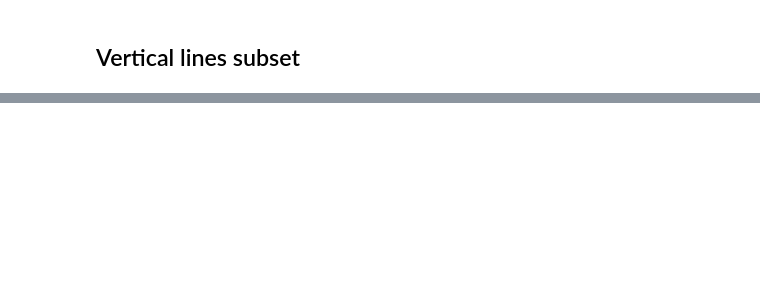
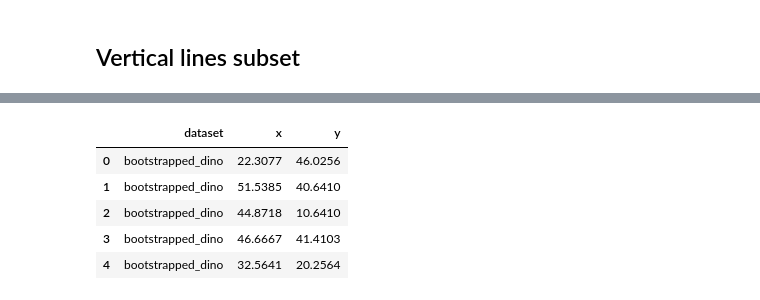
Before and after one commit to TSGreenwood/datasaurus_visual_explorations, a Jupyter notebook: datasaurus_dozen.ipynb, the cells around one changed output, grey strips where cells are left out. Cells and saved outputs as stored; diff of their text form; code cells hidden in the pictures; blank space fills up the shorter version.

Commit message:
bootstrap the datasets, concatenate, and perform ANOVA again.

```diff
--- a/datasaurus_dozen.ipynb
+++ b/datasaurus_dozen.ipynb
@@ -579,0 +747,22 @@ model.summary()
+# %%
+def bootstrap_df(name, x, y, n):
+    '''Return dataframe with name and bootstrapped values'''
+    if n == None:
+        n = len(x)
+
+    if isinstance(x, pd.Series):
+        x = x.copy()
+        x.index = range(len(x.index))
+    resample_x = pd.Series(np.random.choice(x, size = n))
+
+    if isinstance(y, pd.Series):
+        y = y.copy()
+        y.index = range(len(y.index))
+    resample_y = pd.Series(np.random.choice(y, size = n))
+
+    name_col = pd.Series([name] * n)
+    dict_over = {'dataset': name_col, 'x': resample_x, 'y': resample_y}
+
+    bs = pd.concat(dict_over, axis = 1)
+
+    return bs
@@ -579,0 +784,14 @@ model.summary()
+# %%
+bs_di =  bootstrap_df(name = 'bootstrapped_dino', x = dinotable['x'], y = dinotable['y'], n = 10000)
+bs_sd =  bootstrap_df(name = 'bootstrapped_slant_down', x = slant_downtable['x'], y = slant_downtable['y'], n = 10000)
+bs_su = bootstrap_df(name = 'bootstrapped_slant_up', x = slant_uptable['x'], y = slant_uptable['y'], n = 10000)
+bs_be = bootstrap_df(name = 'bootstrapped_bullseye', x = bullseyetable['x'], y = bullseyetable['y'], n = 10000)
+bs_ci = bootstrap_df(name = 'bootstrapped_circle', x = circletable['x'], y = circletable['y'], n = 10000)
+bs_wl = bootstrap_df(name = 'bootstrapped_wide_line', x = wide_linestable['x'], y = wide_linestable['y'], n = 10000)
+bs_hl = bootstrap_df(name = 'bootstrapped_high_lines', x = high_linestable['x'], y = high_linestable['y'], n = 10000)
+bs_st = bootstrap_df(name = 'bootstrapped_star', x = startable['x'], y = startable['y'], n = 10000)
+bs_xs = bootstrap_df(name = 'bootstrapped_x_shape', x = x_shapetable['x'], y = x_shapetable['y'], n = 10000)
+bs_do = bootstrap_df(name = 'bootstrapped_dots', x = dotstable['x'], y = dotstable['y'], n = 10000)
+bs_aw = bootstrap_df(name = 'bootstrapped_away', x = awaytable['x'], y = awaytable['y'], n = 10000)
+bs_hz = bootstrap_df(name = 'bootstrapped_hor_lines', x = h_linestable['x'], y = h_linestable['y'], n = 10000)
+bs_vl = bootstrap_df(name = 'bootstrapped_ver_lines', x = v_linestable['x'], y = v_linestable['y'], n = 10000)
@@ -579,0 +816,12 @@ model.summary()
+# %%
+l = [bs_di, bs_sd, bs_su, bs_be, bs_ci, bs_do, bs_hl, bs_st, bs_xs, bs_wl, bs_aw, bs_hz, bs_vl]
+# %%
+massive_df = pd.concat(l)
+massive_df.head()
+# %% [output]
+|  | dataset | x | y |
+| 0 | bootstrapped_dino | 22.3077 | 46.0256 |
+| 1 | bootstrapped_dino | 51.5385 | 40.6410 |
+| 2 | bootstrapped_dino | 44.8718 | 10.6410 |
+| 3 | bootstrapped_dino | 46.6667 | 41.4103 |
+| 4 | bootstrapped_dino | 32.5641 | 20.2564 |
```
Also changed, not shown: parts of 47 cells of this notebook.
